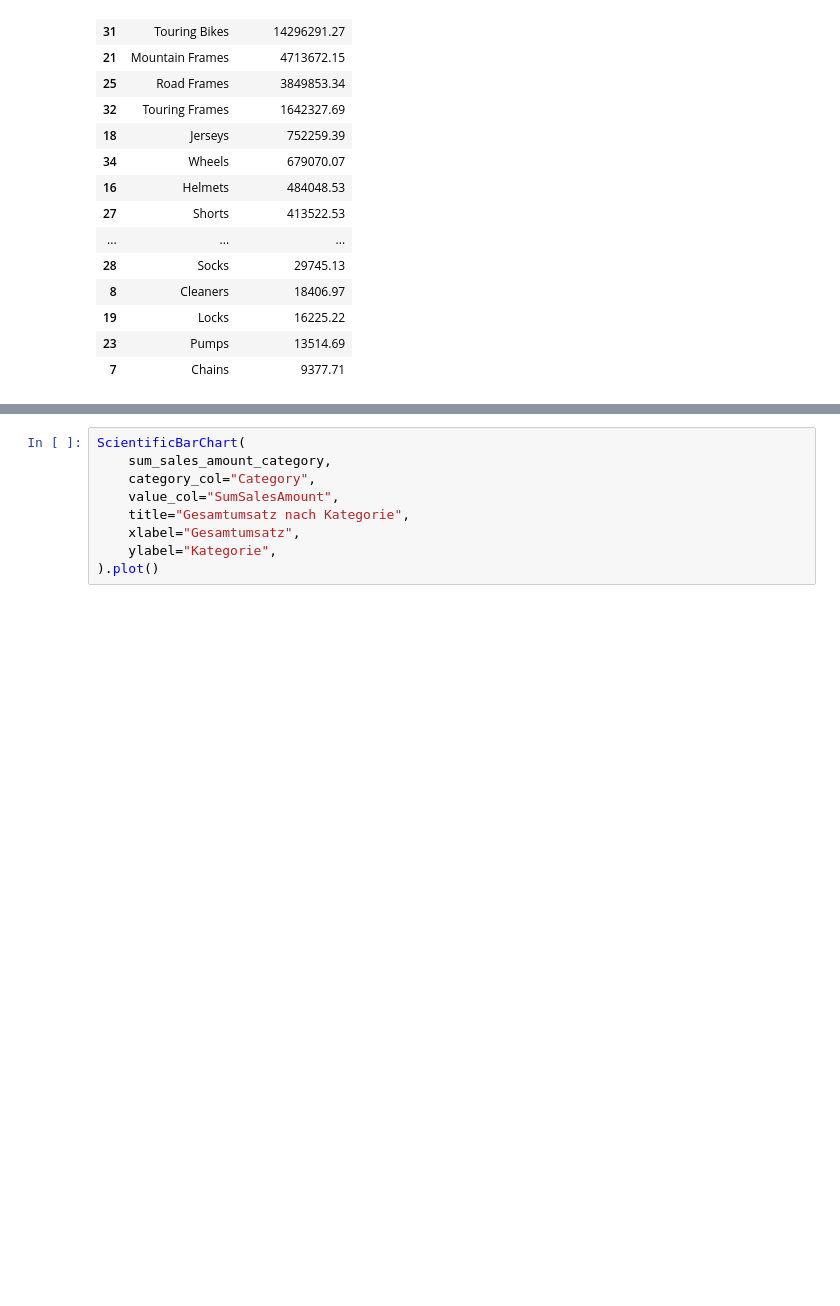
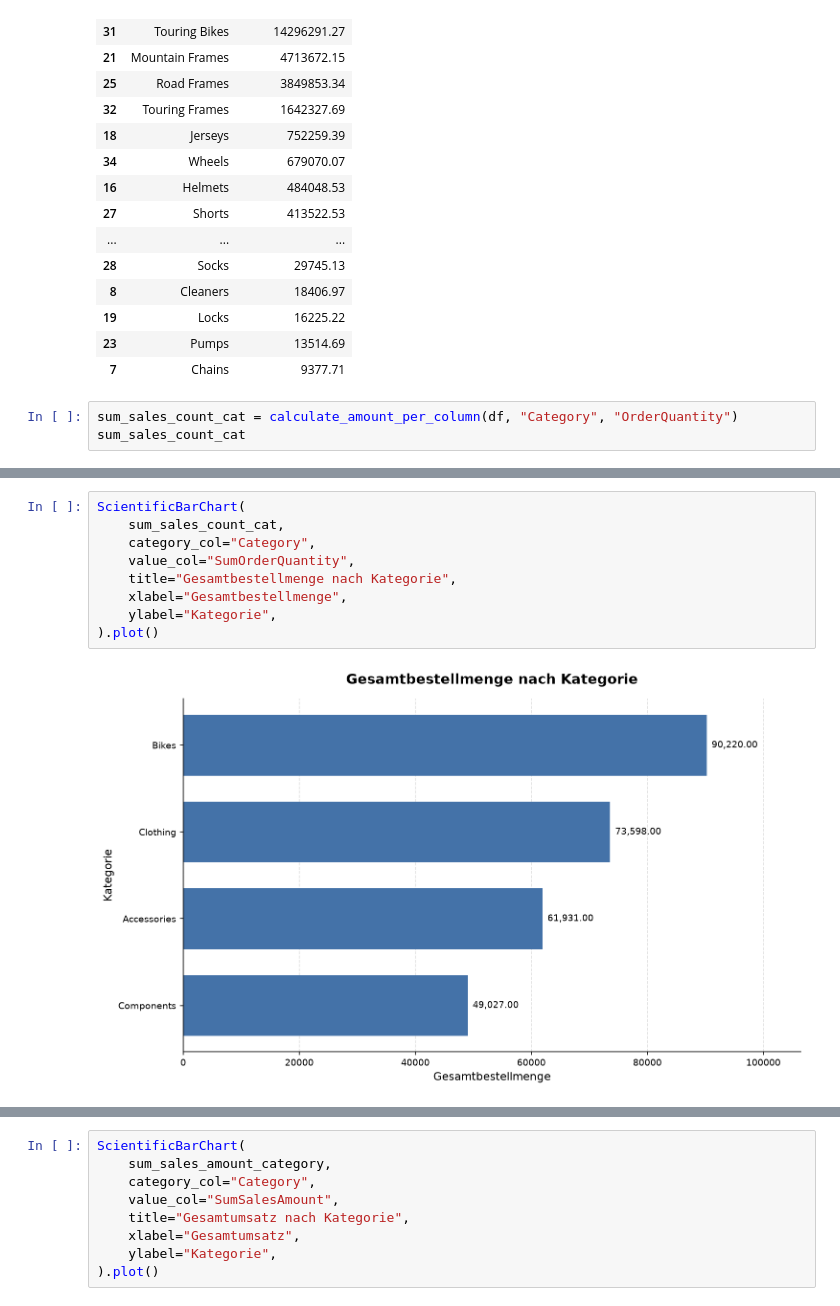
Before and after one commit to RafaelRiesle/cpm_projekt_14_vorhersage_numerischer_Werte, a Jupyter notebook: notebooks/analysis.ipynb, the cells around one changed output, grey strips where cells are left out. Drawn from its saved outputs; the diff is of its cells as text; blank space fills up the shorter version.

```diff
--- a/notebooks/analysis.ipynb
+++ b/notebooks/analysis.ipynb
@@ -122,3 +122,6 @@ sum_sales_amount_subcategory
 | 19 | Locks | 16225.22 |
 | 23 | Pumps | 13514.69 |
 | 7 | Chains | 9377.71 |
+# %%
+sum_sales_count_cat = calculate_amount_per_column(df, "Category", "OrderQuantity")
+sum_sales_count_cat
@@ -125,3 +134,14 @@ sum_sales_amount_subcategory
+# %%
+ScientificBarChart(
+    sum_sales_count_cat,
+    category_col="Category",
+    value_col="SumOrderQuantity",
+    title="Gesamtbestellmenge nach Kategorie",
+    xlabel="Gesamtbestellmenge",
+    ylabel="Kategorie",
+).plot()
+# %% [output]
+[figure, added]
 # %%
 ScientificBarChart(
     sum_sales_count,
```
Also changed, not shown: parts of 5 cells of this notebook, 5 other files.
